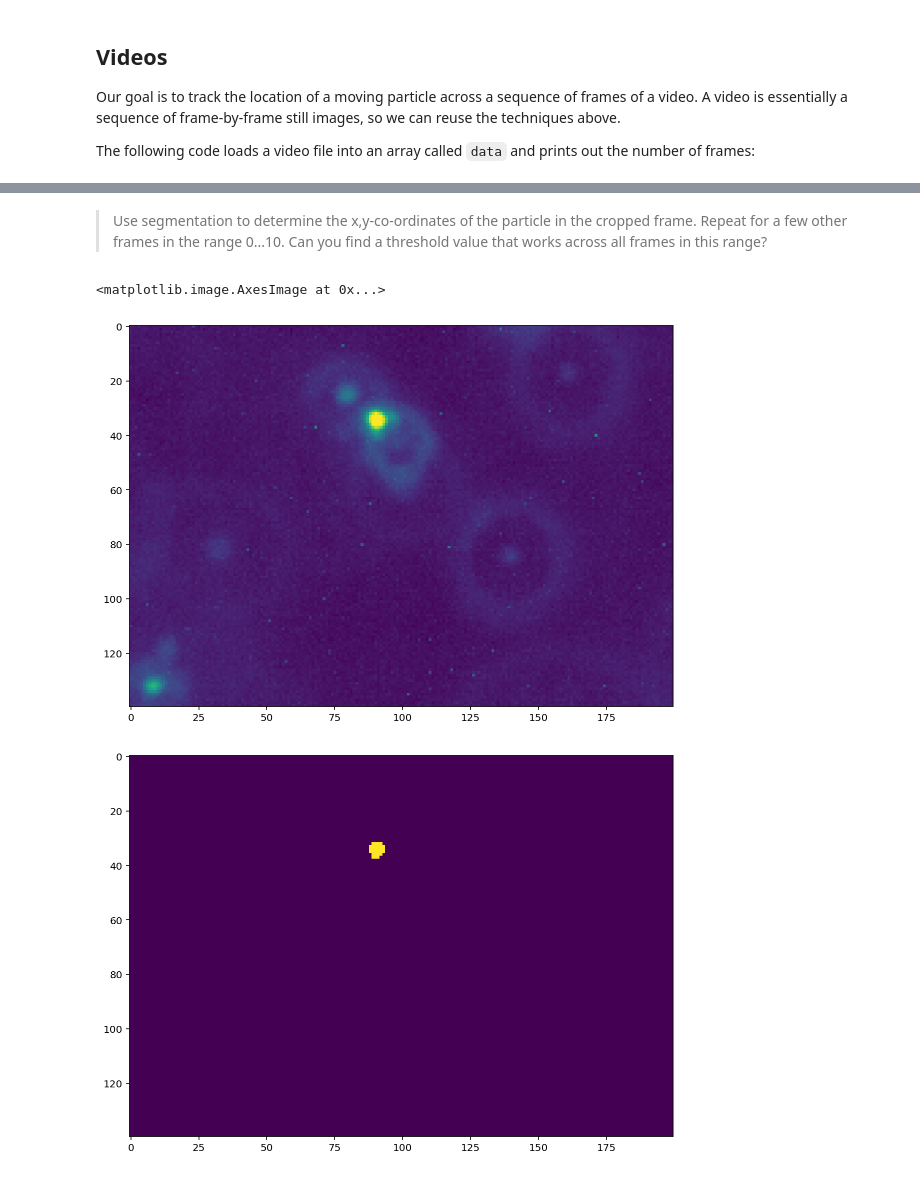
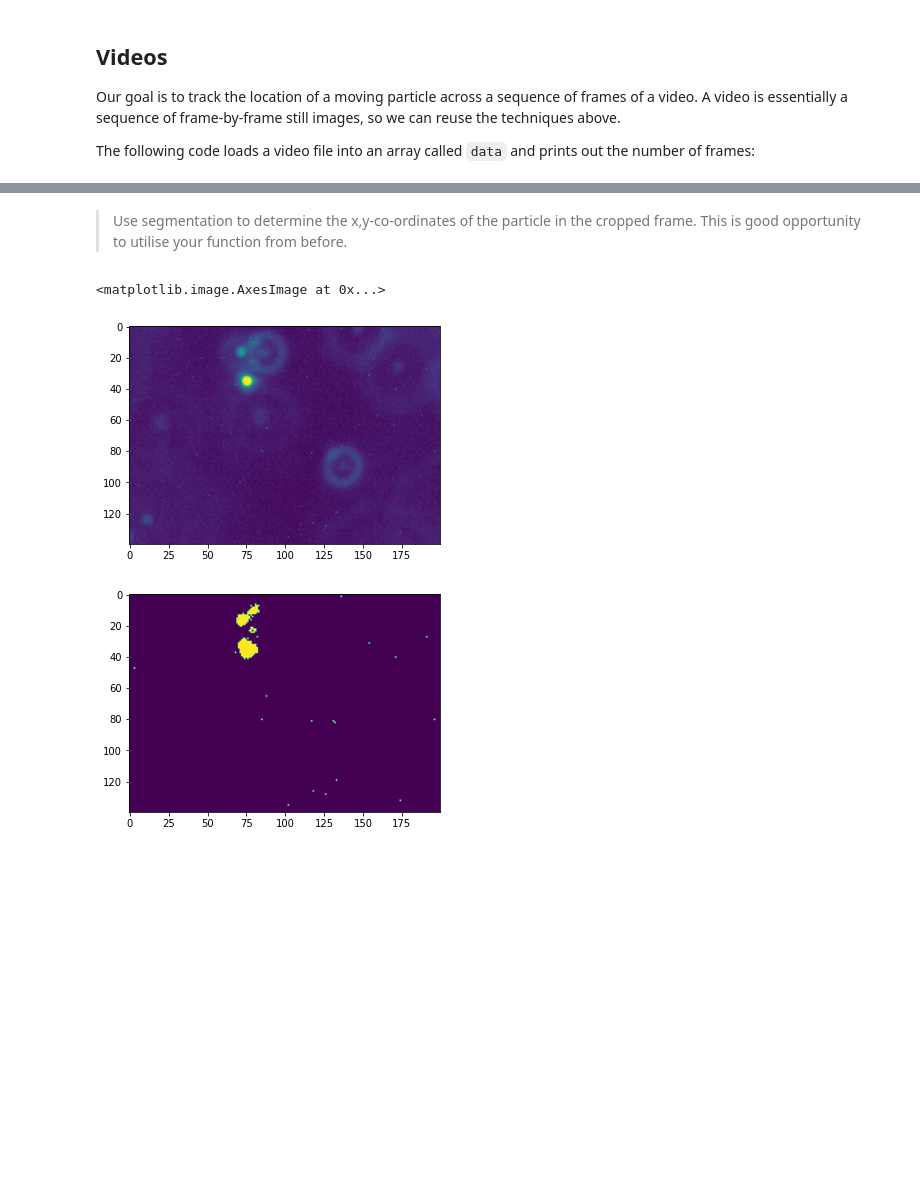
Before and after one commit to UCLNatSci/Interdisciplinary-Research-Skills, a Jupyter notebook: book/5_image_segmentation/segmentation.ipynb, the cells around one changed output, grey strips where cells are left out. Saved outputs shown, nothing was run; the diff lists cells and outputs as text; code cells hidden in the pictures; blank space fills up the shorter version.

```diff
--- a/book/5_image_segmentation/segmentation.ipynb
+++ b/book/5_image_segmentation/segmentation.ipynb
@@ -281,14 +288,20 @@ plt.imshow(x)
 # %% [markdown]
-> Use segmentation to determine the x,y-co-ordinates of the particle in the cropped frame. Repeat for a few other frames in the range 0...10. Can you find a threshold value that works across all frames in this range?
+> Use segmentation to determine the x,y-co-ordinates of the particle in the cropped frame. This is good opportunity to utilise your function from before.
 # %%
-x = data[10, y_min:y_max, x_min:x_max]
+# Threshold value
+t = 70
+
+f = data[0, y_min:y_max, x_min:x_max]
 plt.figure()
-plt.imshow(x)
+plt.imshow(f)
 
-x_threshold = (x > 200).astype(int)
+f_threshold = (f > t).astype(int)
 plt.figure()
-plt.imshow(x_threshold)
+plt.imshow(f_threshold)
+
+# Add code to determine blob coordinates
+# x, y =  ...
 # %% [output]
 <matplotlib.image.AxesImage at 0x...>
-[figure, old version]
+[figure, new version]
-[figure, old version]
+[figure, new version]
```
Also changed, not shown: parts of 14 cells of this notebook, 1 other file.
